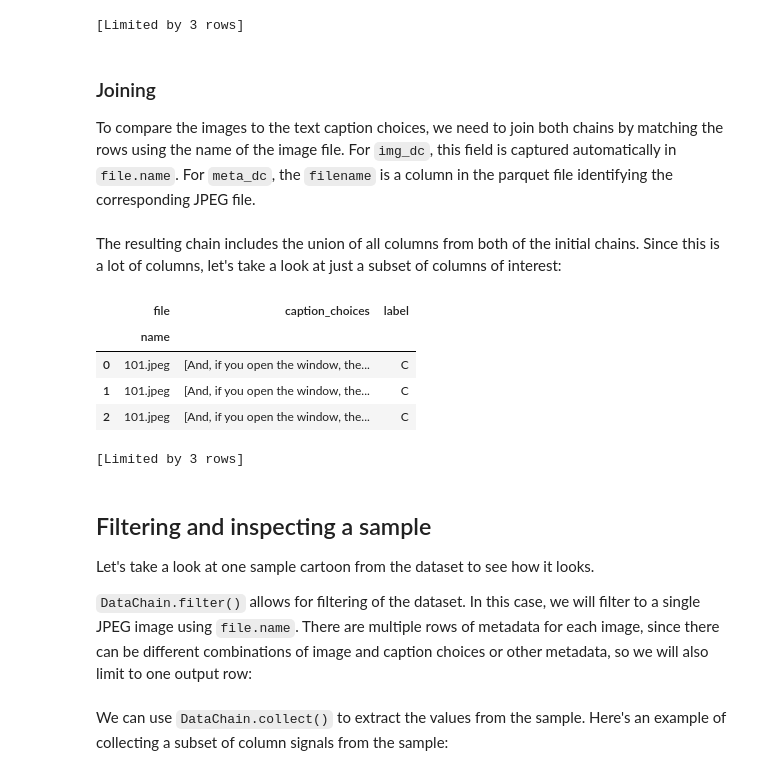
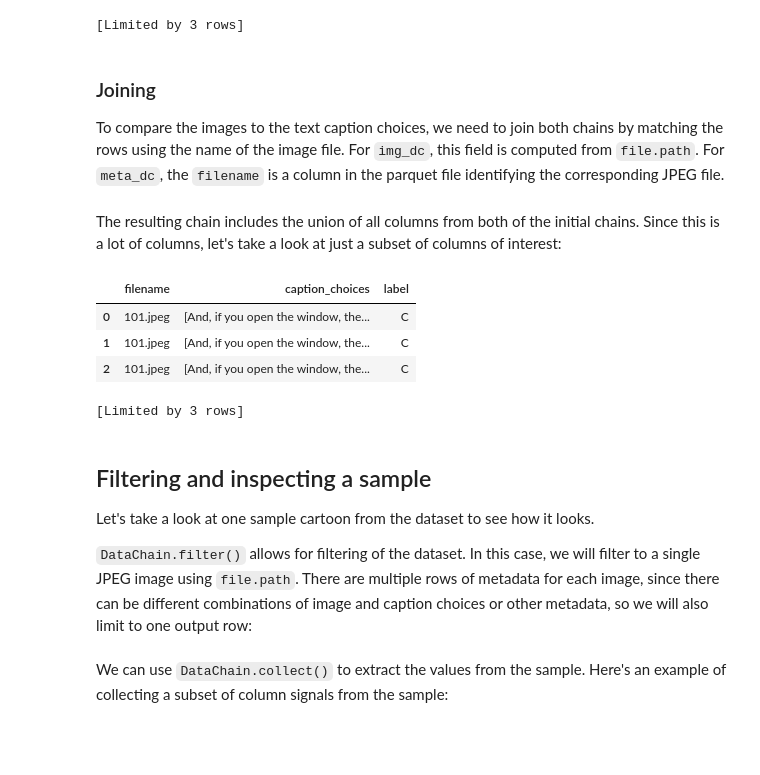
Before and after one commit to iterative/datachain, a Jupyter notebook: examples/multimodal/clip_fine_tuning.ipynb, the cells around one changed output. Saved outputs shown, nothing was run; the diff lists cells and outputs as text; code cells hidden in the pictures; blank space fills up the shorter version.

```diff
--- a/examples/multimodal/clip_fine_tuning.ipynb
+++ b/examples/multimodal/clip_fine_tuning.ipynb
@@ -101,16 +102,15 @@ meta_dc.select_except("source").show(3)
 
 ### Joining
 
-To compare the images to the text caption choices, we need to join both chains by matching the rows using the name of the image file. For `img_dc`, this field is captured automatically in `file.name`. For `meta_dc`, the `filename` is a column in the parquet file identifying the corresponding JPEG file.
+To compare the images to the text caption choices, we need to join both chains by matching the rows using the name of the image file. For `img_dc`, this field is computed from `file.path`. For `meta_dc`, the `filename` is a column in the parquet file identifying the corresponding JPEG file.
 # %%
-dc = img_dc.merge(meta_dc, on="file.name", right_on="filename")
+dc = img_dc.mutate(filename=path.name(C("file.path"))).merge(meta_dc, on="filename")
 # %% [markdown]
 The resulting chain includes the union of all columns from both of the initial chains. Since this is a lot of columns, let's take a look at just a subset of columns of interest:
 # %%
-dc.select("file.name", "caption_choices", "label").show(3)
+dc.select("filename", "caption_choices", "label").show(3)
 # %% [output]
-|  | file | caption_choices | label |
-|  | name |  |  |
+|  | filename | caption_choices | label |
 | 0 | 101.jpeg | [And, if you open the window, the... | C |
 | 1 | 101.jpeg | [And, if you open the window, the... | C |
 | 2 | 101.jpeg | [And, if you open the window, the... | C |
@@ -122,5 +122,5 @@ dc.select("file.name", "caption_choices", "label").show(3)
 
 Let's take a look at one sample cartoon from the dataset to see how it looks.
 
-`DataChain.filter()` allows for filtering of the dataset. In this case, we will filter to a single JPEG image using `file.name`. There are multiple rows of metadata for each image, since there can be different combinations of image and caption choices or other metadata, so we will also limit to one output row:
+`DataChain.filter()` allows for filtering of the dataset. In this case, we will filter to a single JPEG image using `file.path`. There are multiple rows of metadata for each image, since there can be different combinations of image and caption choices or other metadata, so we will also limit to one output row:
 # %%
```
Also changed, not shown: parts of 12 cells of this notebook.
